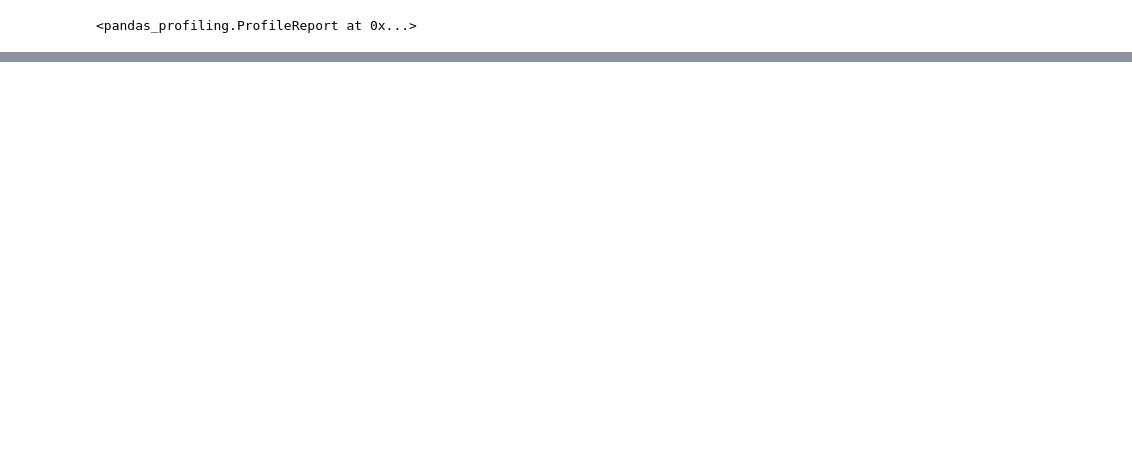
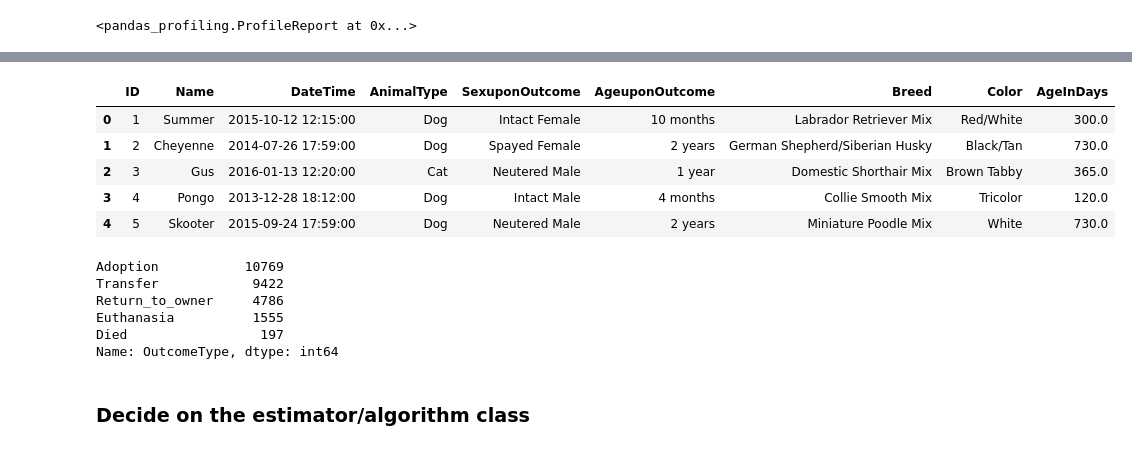
Before and after one commit to e184633/Orchard_training, a Jupyter notebook: Exercises/Loveridge/Project/E7 - Project.ipynb, the cells around one changed output, grey strips where cells are left out. Drawn from its saved outputs; the diff is of its cells as text; code cells hidden in the pictures; blank space fills up the shorter version.

```diff
--- a/Exercises/Loveridge/Project/E7 - Project.ipynb
+++ b/Exercises/Loveridge/Project/E7 - Project.ipynb
@@ -72,0 +109,29 @@ ProfileReport(train)
+# %%
+# Age Outcome is in years, months, weeks and days
+def daysOfOurLives(col):
+    try:
+        age = str(col).split(' ')
+        value = int(age[0])
+        dwmy = age[1]
+
+        if (dwmy == 'year') | (dwmy == 'years'):
+            return value * 365
+        else:
+            if (dwmy == 'month') | (dwmy == 'months'):
+                # Using 30 as a rough average. It's not *great* but it'll have to do.
+                # As an alternative, you could use weeks (roughly 4 1/3 weeks in a month),
+                # but you'll still have some inaccuracy. I blame the data :P
+                return value * 30
+            else:
+                if (dwmy == 'weeks') | (dwmy == 'week'):
+                    return value * 7
+                else:
+                    if (dwmy == 'days') | (dwmy == 'day'):
+                        return value
+                    else:
+                        return 0
+    except:
+        pass
+
+train['AgeInDays'] = train['AgeuponOutcome'].apply(daysOfOurLives)
+train['AgeInDays'].head()
@@ -72,0 +205,21 @@ ProfileReport(train)
+# %%
+test.head()
+# %% [output]
+|  | ID | Name | DateTime | AnimalType | SexuponOutcome | AgeuponOutcome | Breed | Color | AgeInDays |
+| 0 | 1 | Summer | 2015-10-12 12:15:00 | Dog | Intact Female | 10 months | Labrador Retriever Mix | Red/White | 300.0 |
+| 1 | 2 | Cheyenne | 2014-07-26 17:59:00 | Dog | Spayed Female | 2 years | German Shepherd/Siberian Husky | Black/Tan | 730.0 |
+| 2 | 3 | Gus | 2016-01-13 12:20:00 | Cat | Neutered Male | 1 year | Domestic Shorthair Mix | Brown Tabby | 365.0 |
+| 3 | 4 | Pongo | 2013-12-28 18:12:00 | Dog | Intact Male | 4 months | Collie Smooth Mix | Tricolor | 120.0 |
+| 4 | 5 | Skooter | 2015-09-24 17:59:00 | Dog | Neutered Male | 2 years | Miniature Poodle Mix | White | 730.0 |
+# %%
+outcomeTypeCount = train['OutcomeType'].value_counts()
+outcomeTypeCount
+# %% [output]
+Adoption           10769
+Transfer            9422
+Return_to_owner     4786
+Euthanasia          1555
+Died                 197
+Name: OutcomeType, dtype: int64
+# %% [markdown]
+### Decide on the estimator/algorithm class
```
Also changed, not shown: parts of 36 cells of this notebook, 5 other files.
